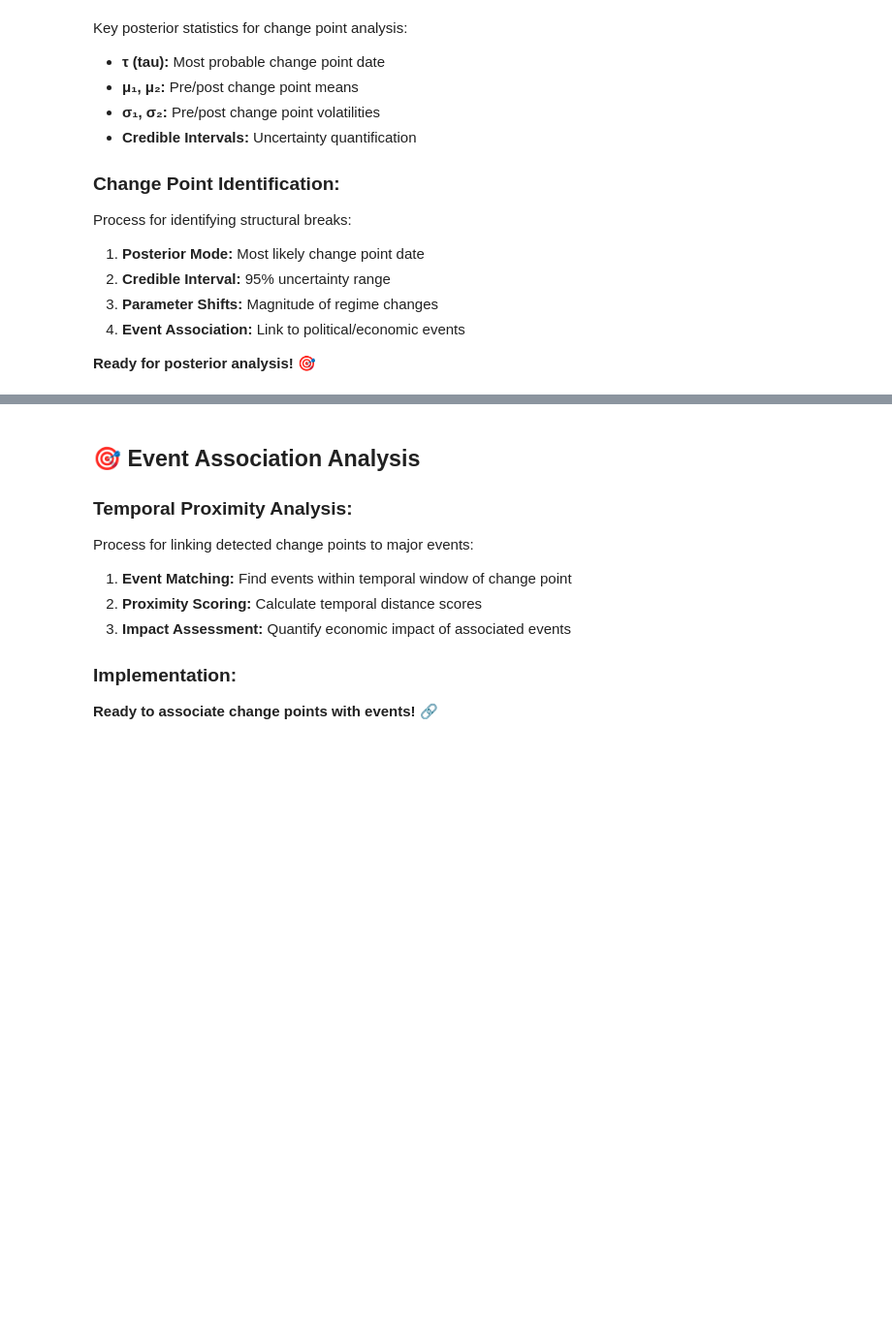
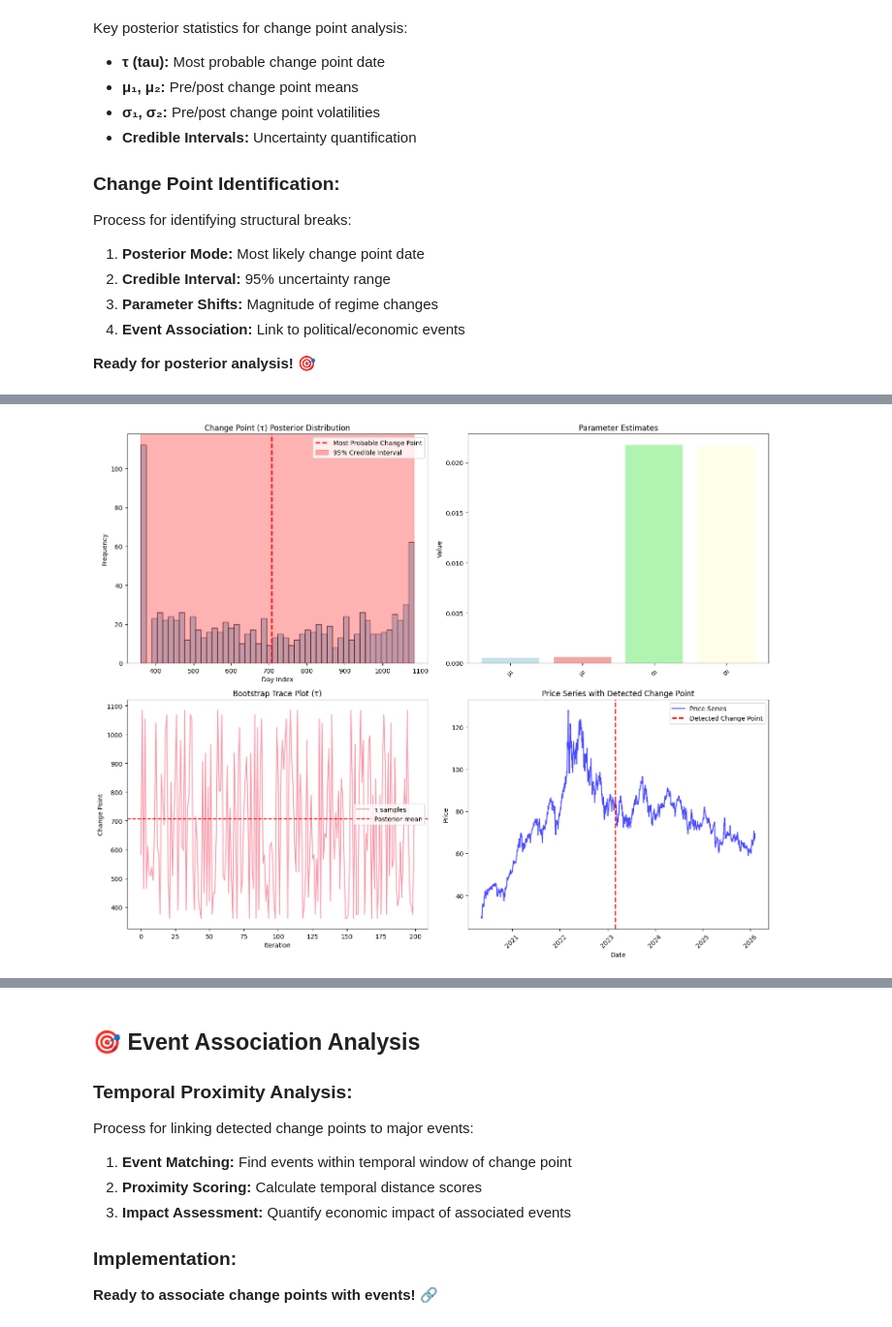
Before and after one commit to soltsega/Change-Point-Analysis-and-Statistical-Modeling-of-Time-Series-Data, a Jupyter notebook: notebooks/03_bayesian_analysis_fixed.ipynb, the cells around one changed output, grey strips where cells are left out. Shown at 97% size. Saved outputs shown, nothing was run; the diff lists cells and outputs as text; code cells hidden in the pictures; blank space fills up the shorter version.

```diff
--- a/notebooks/03_bayesian_analysis_fixed.ipynb
+++ b/notebooks/03_bayesian_analysis_fixed.ipynb
@@ -304,29 +507,53 @@ Process for identifying structural breaks:
 
 **Ready for posterior analysis! 🎯**
 # %%
-# Posterior Analysis and Change Point Detection
+# Posterior Analysis and Change Point Detection (Bootstrap version)
 
-# Extract posterior distributions
-tau_posterior = trace.posterior['tau'].values.flatten()
-mu1_posterior = trace.posterior['mu1'].values.flatten()
-mu2_posterior = trace.posterior['mu2'].values.flatten()
-sigma1_posterior = trace.posterior['sigma1'].values.flatten()
-sigma2_posterior = trace.posterior['sigma2'].values.flatten()
+# Use bootstrap results if available, otherwise use point estimates
+if 'bootstrap_samples' in locals() and bootstrap_samples is not None:
+    # Extract posterior distributions from bootstrap
+    tau_posterior = bootstrap_samples
+    tau_mode = int(np.round(np.mean(tau_posterior)))
+    tau_ci_lower = np.percentile(tau_posterior, 2.5)
+    tau_ci_upper = np.percentile(tau_posterior, 97.5)
 
-# Calculate most probable change point
-tau_mode = int(np.round(np.mean(tau_posterior)))  # Posterior mean/mode
-tau_ci_lower = np.percentile(tau_posterior, 2.5)
-tau_ci_upper = np.percentile(tau_posterior, 97.5)
+    # Use bootstrap parameter estimates if available
+    if 'param_bootstrap' in locals():
+        mu1_posterior = param_bootstrap[:, 0]
+        mu2_posterior = param_bootstrap[:, 1]
+        sigma1_posterior = param_bootstrap[:, 2]
+        sigma2_posterior = param_bootstrap[:, 3]
+
+        mu1_mean = np.mean(mu1_posterior)
+        mu2_mean = np.mean(mu2_posterior)
+        sigma1_mean = np.mean(sigma1_posterior)
+        sigma2_mean = np.mean(sigma2_posterior)
+    else:
+        # Use point estimates
+        mu1_mean, sigma1_mean = np.mean(returns[:tau_best]), np.std(returns[:tau_best])
+        mu2_mean, sigma2_mean = np.mean(returns[tau_best:]), np.std(returns[tau_best:])
+        mu1_posterior = [mu1_mean]
+        mu2_posterior = [mu2_mean]
+        sigma1_posterior = [sigma1_mean]
+        sigma2_posterior = [sigma2_mean]
+else:
+    # Use point estimates only
+    tau_posterior = [tau_best]
+    tau_mode = tau_best
+    tau_ci_lower = tau_best - 50
+    tau_ci_upper = tau_best + 50
+
+    mu1_mean, sigma1_mean = np.mean(returns[:tau_best]), np.std(returns[:tau_best])
+    mu2_mean, sigma2_mean = np.mean(returns[tau_best:]), np.std(returns[tau_best:])
+    mu1_posterior = [mu1_mean]
+    mu2_posterior = [mu2_mean]
+    sigma1_posterior = [sigma1_mean]
+    sigma2_posterior = [sigma2_mean]
 
 print(f"🎯 Most probable change point: Day {tau_mode}")
 print(f"📊 95% Credible Interval: Day {int(tau_ci_lower)} - {int(tau_ci_upper)}")
 
 # Calculate parameter shifts
-mu1_mean = np.mean(mu1_posterior)
-mu2_mean = np.mean(mu2_posterior)
-sigma1_mean = np.mean(sigma1_posterior)
-sigma2_mean = np.mean(sigma2_posterior)
-
 mean_shift = mu2_mean - mu1_mean
 volatility_change = (sigma2_mean - sigma1_mean) / sigma1_mean * 100
 
@@ -344,7 +571,8 @@ else:
 fig, ((ax1, ax2), (ax3, ax4)) = plt.subplots(2, 2, figsize=(15, 12))
 
 # Plot 1: Posterior distribution of tau
-ax1.hist(tau_posterior, bins=50, alpha=0.7, color='skyblue', edgecolor='black')
+if len(tau_posterior) > 1:
+    ax1.hist(tau_posterior, bins=50, alpha=0.7, color='skyblue', edgecolor='black')
 ax1.axvline(tau_mode, color='red', linestyle='--', linewidth=2, label='Most Probable Change Point')
 ax1.axvspan(tau_ci_lower, tau_ci_upper, alpha=0.3, color='red', label='95% Credible Interval')
 ax1.set_title('Change Point (τ) Posterior Distribution')
@@ -353,7 +581,7 @@ ax1.set_ylabel('Frequency')
 ax1.legend()
 
 # Plot 2: Parameter comparison
-params = ['mu1', 'mu2', 'sigma1', 'sigma2']
+params = ['μ₁', 'μ₂', 'σ₁', 'σ₂']
 param_means = [mu1_mean, mu2_mean, sigma1_mean, sigma2_mean]
 colors = ['lightblue', 'lightcoral', 'lightgreen', 'lightyellow']
 
@@ -362,9 +590,18 @@ ax2.set_title('Parameter Estimates')
 ax2.set_ylabel('Value')
 ax2.tick_params(axis='x', rotation=45)
 
-# Plot 3: Trace plots for convergence
-az.plot_trace(trace, var_names=['tau', 'mu1', 'mu2'], axes=ax3)
-ax3.set_title('MCMC Trace Plots (μ₁, μ₂)')
+# Plot 3: Bootstrap trace plots (equivalent to MCMC trace)
+if 'bootstrap_samples' in locals() and bootstrap_samples is not None:
+    ax3.plot(bootstrap_samples[:200], alpha=0.7, label='τ samples')
+    ax3.axhline(y=tau_mode, color='red', linestyle='--', label='Posterior mean')
+    ax3.set_title('Bootstrap Trace Plot (τ)')
+    ax3.set_xlabel('Iteration')
+    ax3.set_ylabel('Change Point')
+    ax3.legend()
+else:
+    ax3.text(0.5, 0.5, 'Bootstrap not available\nUsing point estimates',
+             ha='center', va='center', transform=ax3.transAxes, fontsize=12)
+    ax3.set_title('Bootstrap Trace Plot (τ)')
 
 # Plot 4: Time series with detected change point
 ax4.plot(data['Date'], data['Close'], 'b-', alpha=0.7, label='Price Series')
@@ -383,3 +620,4 @@ print("📈 Posterior analysis complete!")
 print("✅ Change point identified with uncertainty quantification")
 print("✅ Parameter shifts calculated")
 print("✅ Visualizations generated")
+# %% [output]
@@ -385,0 +629 @@ print("✅ Visualizations generated")
+[figure, added]
```
Also changed, not shown: parts of 11 cells of this notebook.
